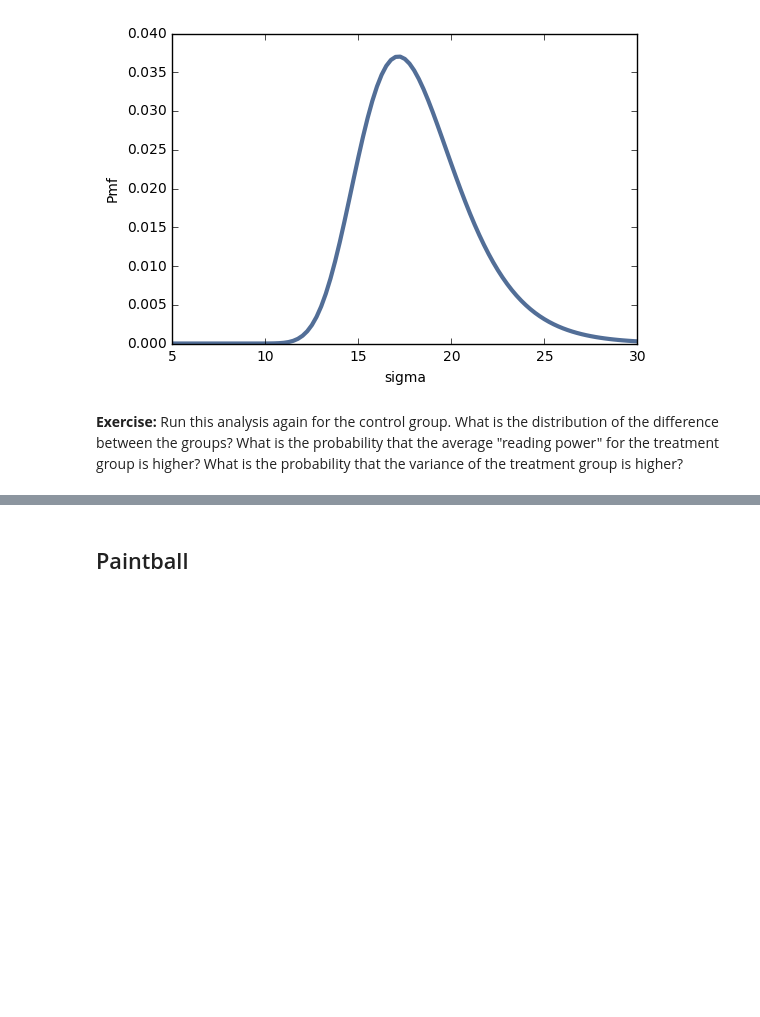
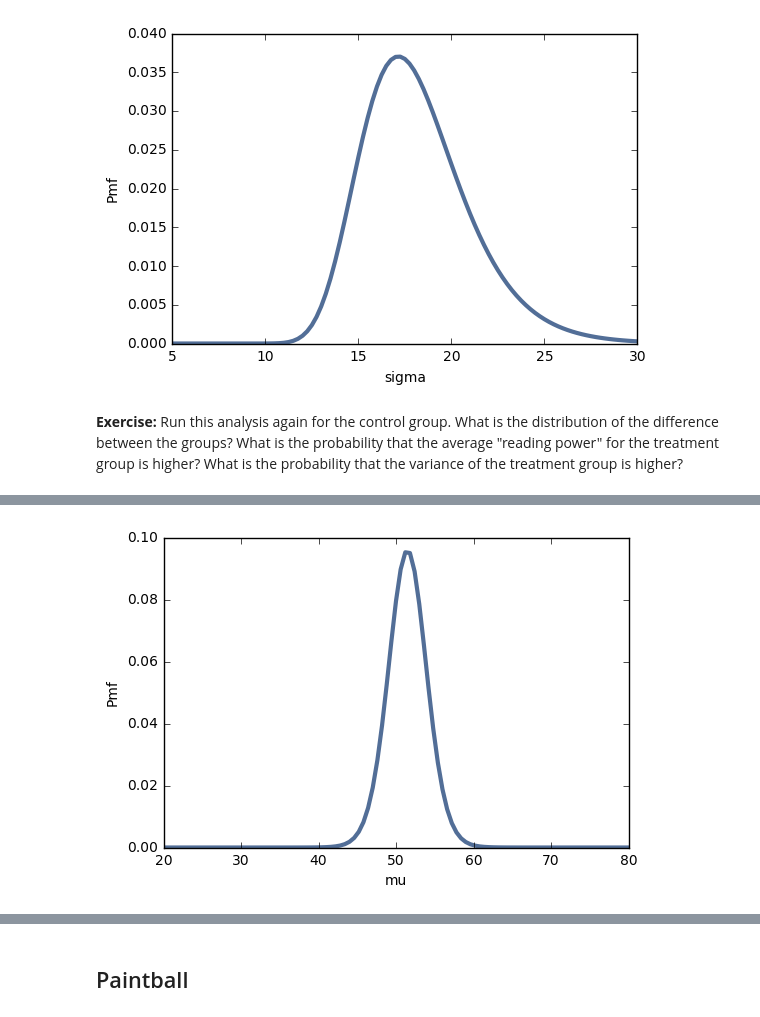
Before and after one commit to cmoser96/ThinkBayes2, a Jupyter notebook: code/chap09mine.ipynb, the cells around one changed output, grey strips where cells are left out. Drawn from its saved outputs; the diff is of its cells as text; code cells hidden in the pictures; blank space fills up the shorter version.

```diff
--- a/code/chap09mine.ipynb
+++ b/code/chap09mine.ipynb
@@ -123,0 +120,6 @@ thinkplot.Config(xlabel='sigma', ylabel='Pmf')
+# %%
+pmf_mu1 = treatment.Marginal(0)
+thinkplot.Pdf(pmf_mu1)
+thinkplot.Config(xlabel='mu', ylabel='Pmf')
+# %% [output]
+[figure, added]
```
Also changed, not shown: parts of 25 cells of this notebook.
